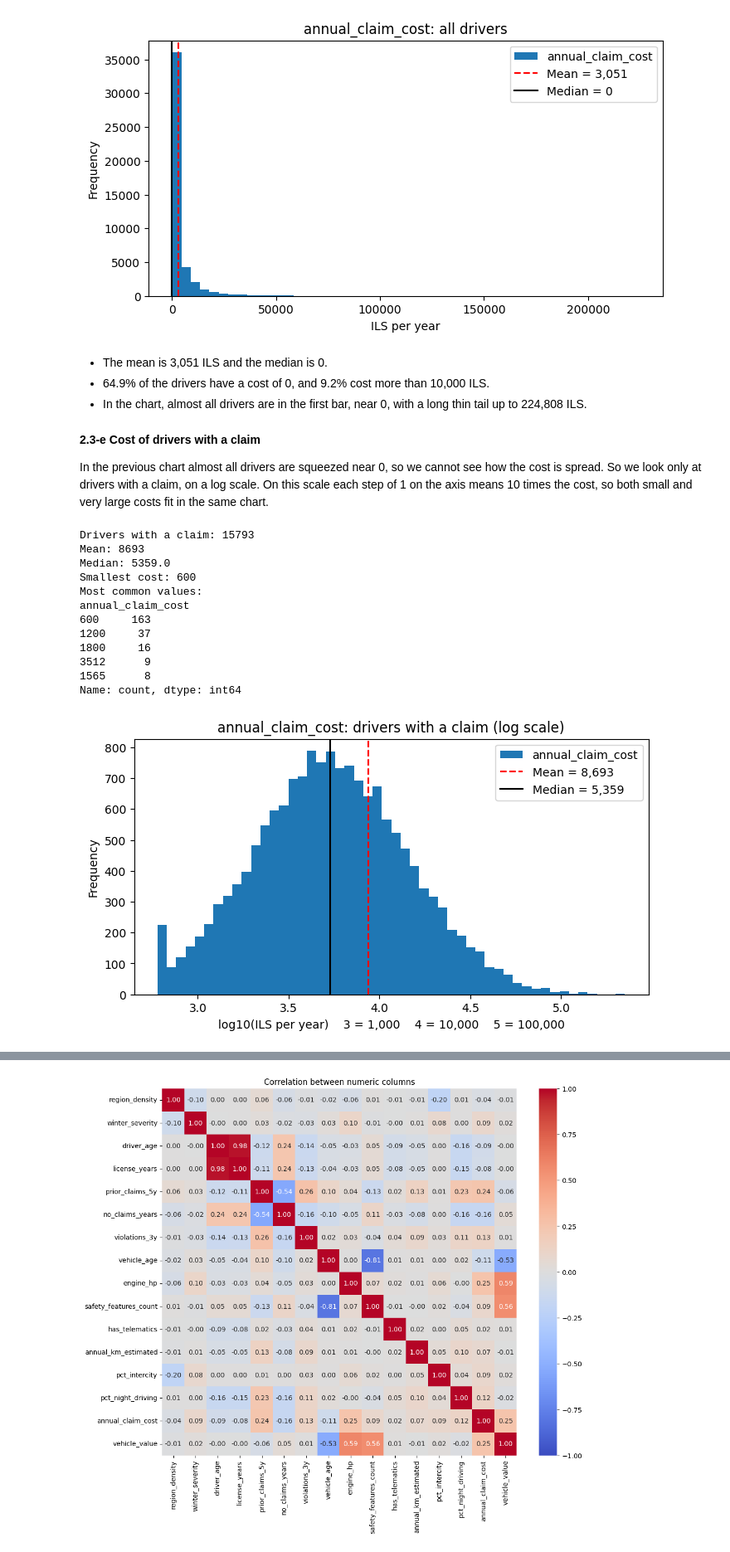
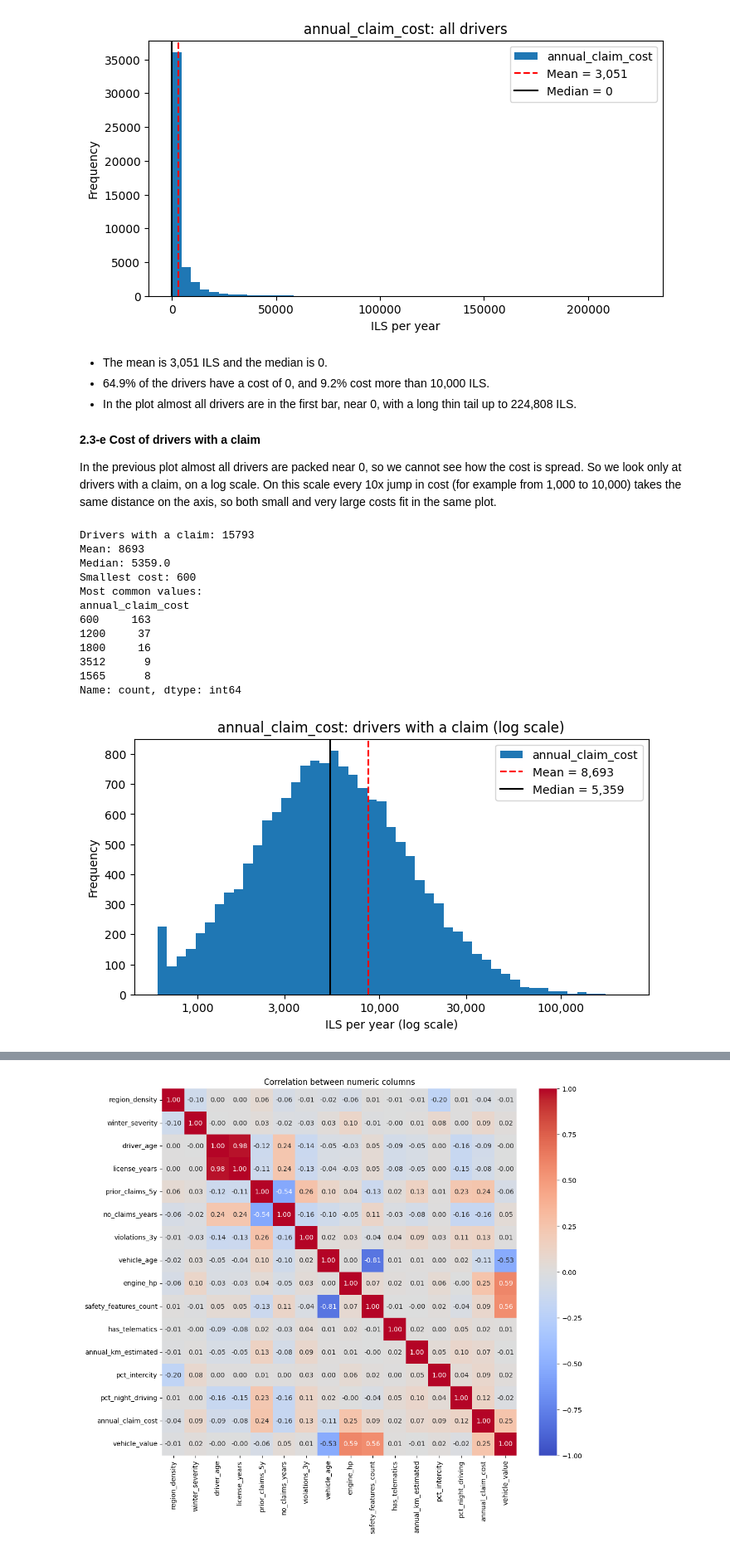
Before and after one commit to Eli39603/insurance-claims-ml, a Jupyter notebook: notebook.ipynb, the cells around one changed output, grey strips where cells are left out. Shown at 83% size. Cells and saved outputs as stored; diff of their text form; code cells hidden in the pictures.

```diff
--- a/notebook.ipynb
+++ b/notebook.ipynb
@@ -212,41 +266,46 @@ Drivers above 10,000: 9.2 %
 # %% [markdown]
 * The mean is 3,051 ILS and the median is 0.
 * 64.9% of the drivers have a cost of 0, and 9.2% cost more than 10,000 ILS.
-* In the chart, almost all drivers are in the first bar, near 0, with a long thin tail up to 224,808 ILS.
+* In the plot almost all drivers are in the first bar, near 0, with a long thin tail up to 224,808 ILS.
 # %% [markdown]
 **2.3-e Cost of drivers with a claim**
 
-In the previous chart almost all drivers are squeezed near 0, so we cannot see how the cost is spread. So we look only at drivers with a claim, on a log scale. On this scale each step of 1 on the axis means 10 times the cost, so both small and very large costs fit in the same chart.
+In the previous plot almost all drivers are packed near 0, so we cannot see how the cost is spread. So we look only at drivers with a claim, on a log scale. On this scale every 10x jump in cost (for example from 1,000 to 10,000) takes the same distance on the axis, so both small and very large costs fit in the same plot.
 # %%
 # 2.3-e Cost of drivers with a claim (log scale)
 claims = cost[cost > 0]
 print('Drivers with a claim:', len(claims))
 print('Mean:', round(claims.mean()))
 print('Median:', claims.median())
 print('Smallest cost:', claims.min())
 print('Most common values:')
 print(claims.value_counts().head(5))
 
-ax = np.log10(claims).plot(kind='hist', bins=50, figsize=(8, 4),
-                           title='annual_claim_cost: drivers with a claim (log scale)')
-ax.axvline(np.log10(claims.mean()), color='red', linestyle='--', label=f'Mean = {claims.mean():,.0f}')
-ax.axvline(np.log10(claims.median()), color='black', label=f'Median = {claims.median():,.0f}')
-ax.set_xlabel('log10(ILS per year)    3 = 1,000    4 = 10,000    5 = 100,000')
+bins = np.logspace(np.log10(claims.min()), np.log10(claims.max()), 50)
+ax = claims.plot(kind='hist', bins=bins, figsize=(8, 4),
+                 title='annual_claim_cost: drivers with a claim (log scale)')
+ax.set_xscale('log')
+ax.set_xticks([1000, 3000, 10000, 30000, 100000])
+ax.set_xticklabels(['1,000', '3,000', '10,000', '30,000', '100,000'])
+ax.minorticks_off()
+ax.axvline(claims.mean(), color='red', linestyle='--', label=f'Mean = {claims.mean():,.0f}')
+ax.axvline(claims.median(), color='black', label=f'Median = {claims.median():,.0f}')
+ax.set_xlabel('ILS per year (log scale)')
 ax.legend()
 plt.show()
 # %% [output]
 Drivers with a claim: 15793
 Mean: 8693
 Median: 5359.0
 Smallest cost: 600
 Most common values:
 annual_claim_cost
 600     163
 1200     37
 1800     16
 3512      9
 1565      8
 Name: count, dtype: int64
-[figure, old version]
+[figure, new version]
 # %% [markdown]
 * 15,793 drivers had a cost above 0.
```
Also changed, not shown: parts of 69 cells of this notebook.
